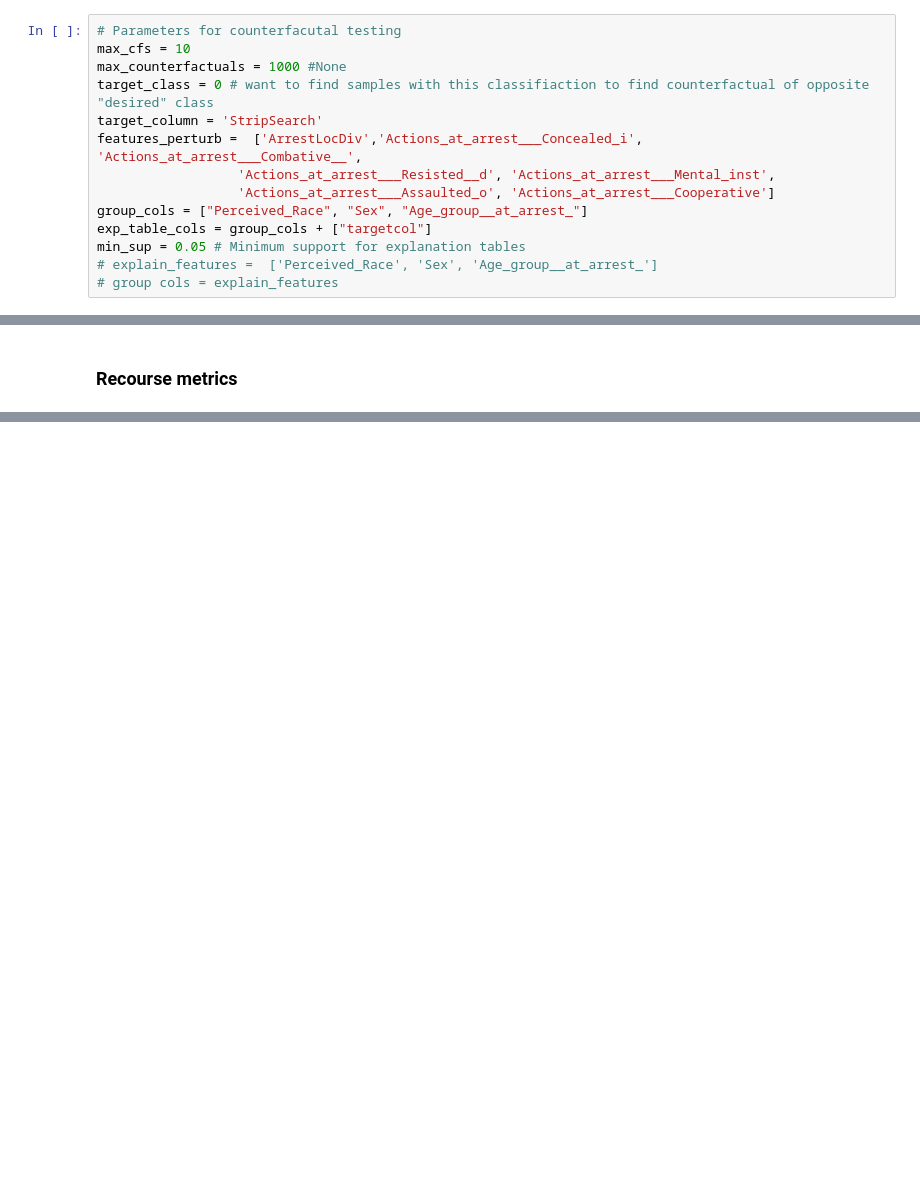
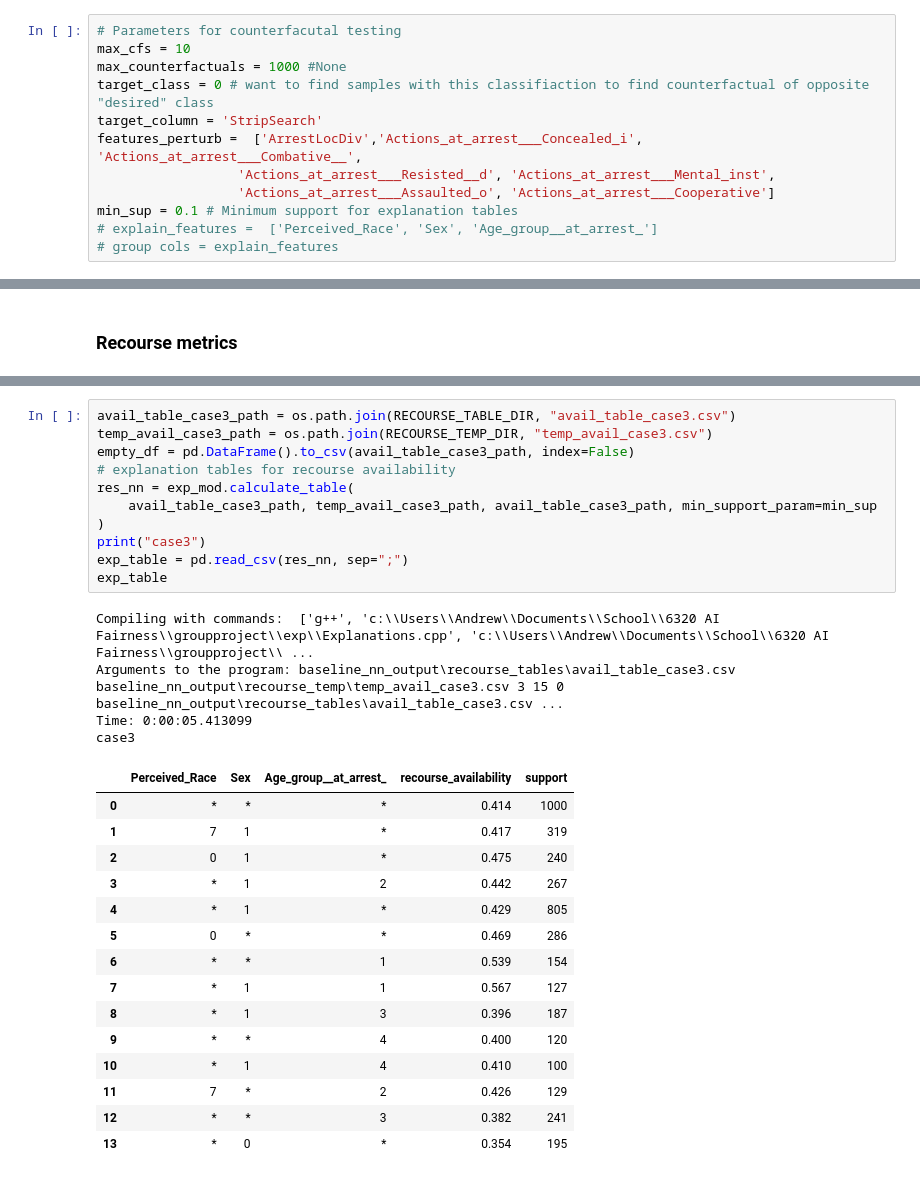
Before and after one commit to AndrewChai878/groupfairnessproject, a Jupyter notebook: group_proj_classifier_nn_baseline.ipynb, the cells around one changed output, grey strips where cells are left out. Saved outputs shown, nothing was run; the diff lists cells and outputs as text; blank space fills up the shorter version.

```diff
--- a/group_proj_classifier_nn_baseline.ipynb
+++ b/group_proj_classifier_nn_baseline.ipynb
@@ -1782,8 +2211,6 @@ target_column = 'StripSearch'
 features_perturb =  ['ArrestLocDiv','Actions_at_arrest___Concealed_i', 'Actions_at_arrest___Combative__',
                   'Actions_at_arrest___Resisted__d', 'Actions_at_arrest___Mental_inst',
                   'Actions_at_arrest___Assaulted_o', 'Actions_at_arrest___Cooperative']
-group_cols = ["Perceived_Race", "Sex", "Age_group__at_arrest_"]
-exp_table_cols = group_cols + ["targetcol"]
-min_sup = 0.05 # Minimum support for explanation tables
+min_sup = 0.1 # Minimum support for explanation tables
 # explain_features =  ['Perceived_Race', 'Sex', 'Age_group__at_arrest_']
 # group cols = explain_features
@@ -2246,0 +2421,31 @@ largest gap in avg choice between all subgroups of Race, Sex, Age Group for base
+# %%
+avail_table_case3_path = os.path.join(RECOURSE_TABLE_DIR, "avail_table_case3.csv")
+temp_avail_case3_path = os.path.join(RECOURSE_TEMP_DIR, "temp_avail_case3.csv")
+empty_df = pd.DataFrame().to_csv(avail_table_case3_path, index=False)
+# explanation tables for recourse availability
+res_nn = exp_mod.calculate_table(
+    avail_table_case3_path, temp_avail_case3_path, avail_table_case3_path, min_support_param=min_sup
+)
+print("case3")
+exp_table = pd.read_csv(res_nn, sep=";")
+exp_table
+# %% [output]
+Compiling with commands:  ['g++', 'c:\\Users\\Andrew\\Documents\\School\\6320 AI Fairness\\groupproject\\exp\\Explanations.cpp', 'c:\\Users\\Andrew\\Documents\\School\\6320 AI Fairness\\groupproject\\ ...
+Arguments to the program: baseline_nn_output\recourse_tables\avail_table_case3.csv baseline_nn_output\recourse_temp\temp_avail_case3.csv 3 15 0 baseline_nn_output\recourse_tables\avail_table_case3.csv ...
+Time: 0:00:05.413099
+case3
+|  | Perceived_Race | Sex | Age_group__at_arrest_ | recourse_availability | support |
+| 0 | * | * | * | 0.414 | 1000 |
+| 1 | 7 | 1 | * | 0.417 | 319 |
+| 2 | 0 | 1 | * | 0.475 | 240 |
+| 3 | * | 1 | 2 | 0.442 | 267 |
+| 4 | * | 1 | * | 0.429 | 805 |
+| 5 | 0 | * | * | 0.469 | 286 |
+| 6 | * | * | 1 | 0.539 | 154 |
+| 7 | * | 1 | 1 | 0.567 | 127 |
+| 8 | * | 1 | 3 | 0.396 | 187 |
+| 9 | * | * | 4 | 0.400 | 120 |
+| 10 | * | 1 | 4 | 0.410 | 100 |
+| 11 | 7 | * | 2 | 0.426 | 129 |
+| 12 | * | * | 3 | 0.382 | 241 |
+| 13 | * | 0 | * | 0.354 | 195 |
```
Also changed, not shown: parts of 83 cells of this notebook, 1 other file.
